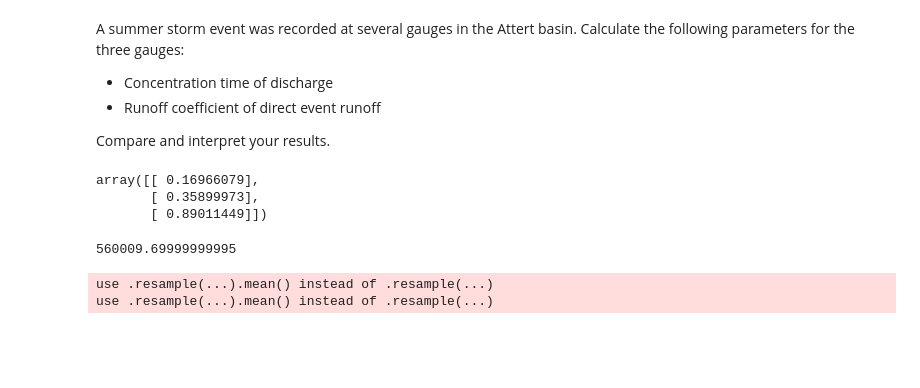
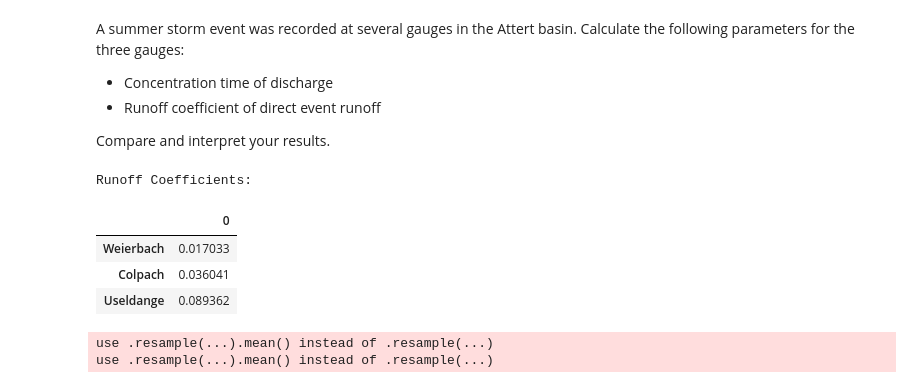
Before and after one commit to cojacoo/hydro_tutorial, a Jupyter notebook: Tutorial_2_FlowDuration_RunoffGeneration.ipynb, the cells around one changed output. Cells and saved outputs as stored; diff of their text form; code cells hidden in the pictures; blank space fills up the shorter version.

```diff
--- a/Tutorial_2_FlowDuration_RunoffGeneration.ipynb
+++ b/Tutorial_2_FlowDuration_RunoffGeneration.ipynb
@@ -318,12 +315,0 @@ Compare and interpret your results.
-# %%
-np.array([(qd0/Area.Weierbach)/0.00255,
-          (qd1/Area.Colpach)/0.00255,
-          (qd2/Area.Useldange)/0.00255])
-# %% [output]
-array([[ 0.16966079],
-       [ 0.35899973],
-       [ 0.89011449]])
-# %%
-qd2
-# %% [output]
-560009.69999999995
@@ -329,0 +318,15 @@ qd2
+# %%
+Psum = dummy_P[dummy_Q.index[np.argmax(dummy_Q.values)]-pd.Timedelta(60*60, unit='s'):dummy_Q.index[np.argmax(dummy_Q.values)]+pd.Timedelta(2*60*60, unit='s')].sum()/1000. #sum of precipitation in m
+
+RC=np.array([(qd0/Area.Weierbach)/Psum,
+          (qd1/Area.Colpach)/Psum,
+          (qd2/Area.Useldange)/Psum])
+
+print('Runoff Coefficients:')
+pd.DataFrame(RC,index=['Weierbach','Colpach','Useldange'])
+# %% [output]
+Runoff Coefficients:
+|  | 0 |
+| Weierbach | 0.017033 |
+| Colpach | 0.036041 |
+| Useldange | 0.089362 |
```
Also changed, not shown: parts of 3 cells of this notebook.
